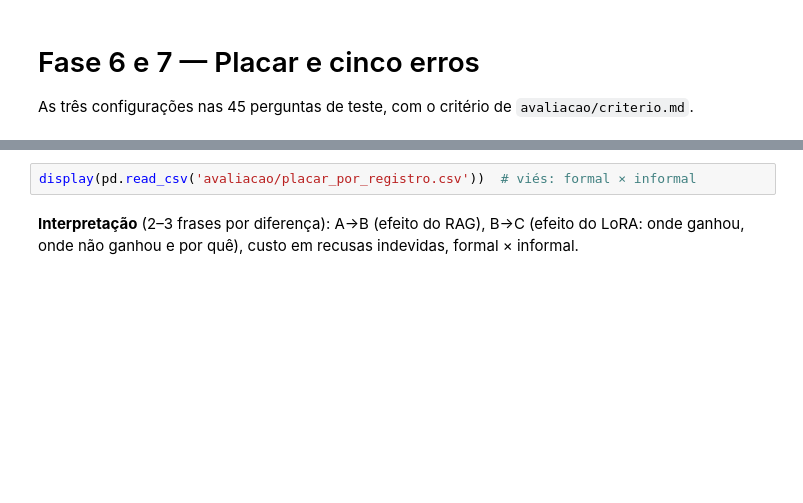
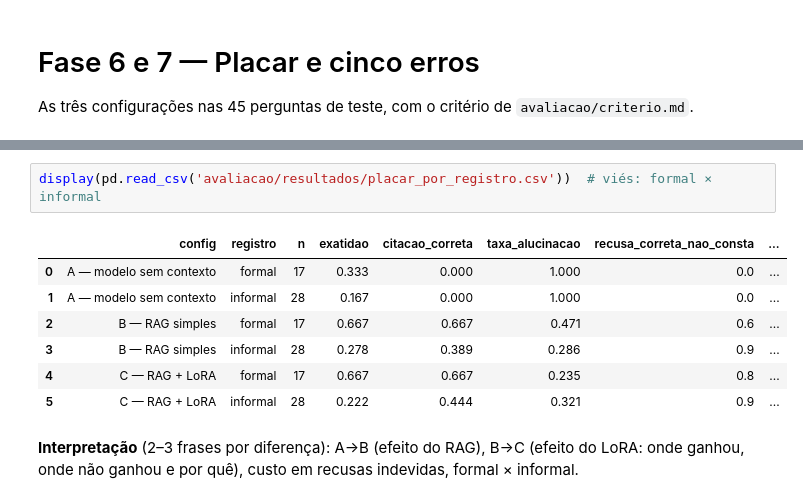
Before and after one commit to Passo-Seguro/passo-seguro-genai, a Jupyter notebook: notebooks/05_placar.ipynb, the cells around one changed output, grey strips where cells are left out. Cells and saved outputs as stored; diff of their text form; blank space fills up the shorter version.

```diff
--- a/notebooks/05_placar.ipynb
+++ b/notebooks/05_placar.ipynb
@@ -19,5 +49,13 @@ p[['exatidao','taxa_alucinacao','recusa_correta_nao_consta']].plot.bar(rot=0, fi
 # %%
-display(pd.read_csv('avaliacao/placar_por_registro.csv'))  # viés: formal × informal
+display(pd.read_csv('avaliacao/resultados/placar_por_registro.csv'))  # viés: formal × informal
+# %% [output]
+|  | config | registro | n | exatidao | citacao_correta | taxa_alucinacao | recusa_correta_nao_consta | ... |
+| 0 | A — modelo sem contexto | formal | 17 | 0.333 | 0.000 | 1.000 | 0.0 | ... |
+| 1 | A — modelo sem contexto | informal | 28 | 0.167 | 0.000 | 1.000 | 0.0 | ... |
+| 2 | B — RAG simples | formal | 17 | 0.667 | 0.667 | 0.471 | 0.6 | ... |
+| 3 | B — RAG simples | informal | 28 | 0.278 | 0.389 | 0.286 | 0.9 | ... |
+| 4 | C — RAG + LoRA | formal | 17 | 0.667 | 0.667 | 0.235 | 0.8 | ... |
+| 5 | C — RAG + LoRA | informal | 28 | 0.222 | 0.444 | 0.321 | 0.9 | ... |
 # %% [markdown]
 **Interpretação** (2–3 frases por diferença): A→B (efeito do RAG), B→C (efeito do LoRA: onde ganhou, onde não ganhou e por quê), custo em recusas indevidas, formal × informal.
 # %%
```
Also changed, not shown: parts of 5 cells of this notebook, 40 other files.
